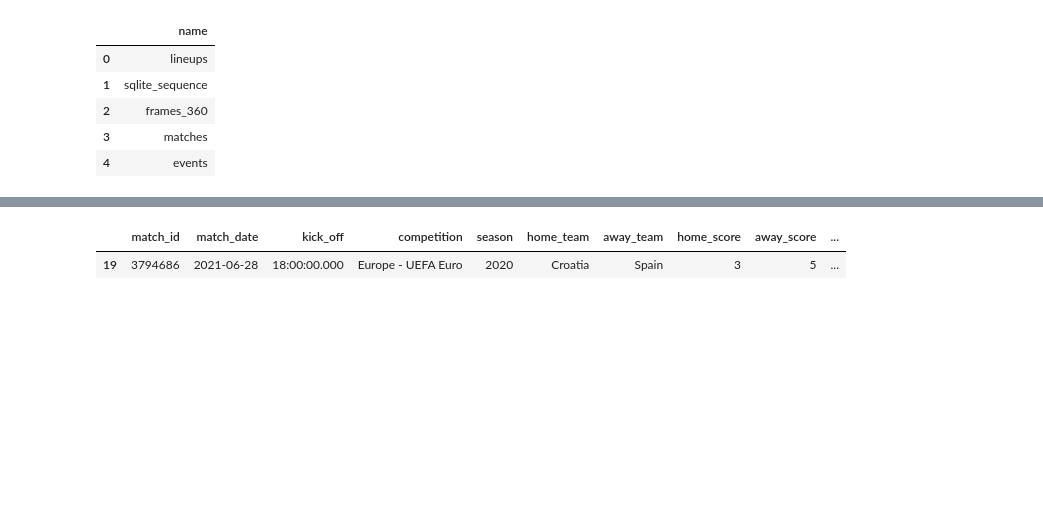
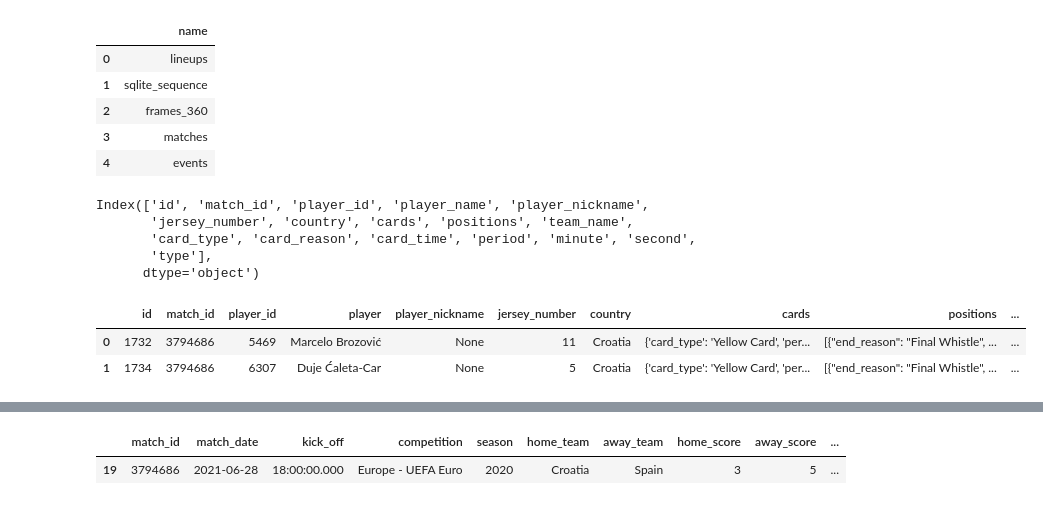
Before and after one commit to TrilemmaFoundation/UCI-MDS-F25-Soccer, a Jupyter notebook: notebooks/change_pt_example.ipynb, the cells around one changed output, grey strips where cells are left out. Saved outputs shown, nothing was run; the diff lists cells and outputs as text; code cells hidden in the pictures; blank space fills up the shorter version.

```diff
--- a/notebooks/change_pt_example.ipynb
+++ b/notebooks/change_pt_example.ipynb
@@ -41,3 +89,40 @@ sqlite_sequence = pd.read_sql_query("SELECT * FROM sqlite_sequence;", conn)
 frames_360 = pd.read_sql_query("SELECT * FROM frames_360;", conn)
 matches = pd.read_sql_query("SELECT * FROM matches;", conn)
 events = pd.read_sql_query("SELECT * FROM events;", conn)
+# %%
+import ast
+
+def id2cards(match_id):
+    # get cards from lineups
+    cards_query = f'''SELECT *
+    FROM lineups AS l
+    WHERE l.cards != "[]"
+        AND l.match_id == {match_id}'''
+
+    cards = pd.read_sql_query(cards_query, conn)
+    cards['cards'] = cards['cards'].apply(ast.literal_eval)
+
+    cards = cards.explode('cards')
+    cards['card_type'] = cards['cards'].apply(lambda x : x['card_type'])
+    cards['card_reason'] = cards['cards'].apply(lambda x : x['reason'])
+    cards['card_time'] = cards['cards'].apply(lambda x : x['time'])
+    cards['period'] = cards['cards'].apply(lambda x : x['period'])
+    cards['minute'] = cards['card_time'].apply(lambda x : int(x[:2]))
+    cards['second'] = cards['card_time'].apply(lambda x : int(x[3:]))
+    cards['type'] = 'Card'
+
+    print(cards.columns)
+    cards = cards.rename(columns={'player_name' : 'player'})
+
+    return cards
+
+id2cards("3794686")
+# %% [output]
+Index(['id', 'match_id', 'player_id', 'player_name', 'player_nickname',
+       'jersey_number', 'country', 'cards', 'positions', 'team_name',
+       'card_type', 'card_reason', 'card_time', 'period', 'minute', 'second',
+       'type'],
+      dtype='object')
+|  | id | match_id | player_id | player | player_nickname | jersey_number | country | cards | positions | ... |
+| 0 | 1732 | 3794686 | 5469 | Marcelo Brozović | None | 11 | Croatia | {'card_type': 'Yellow Card', 'per... | [{"end_reason": "Final Whistle", ... | ... |
+| 1 | 1734 | 3794686 | 6307 | Duje Ćaleta-Car | None | 5 | Croatia | {'card_type': 'Yellow Card', 'per... | [{"end_reason": "Final Whistle", ... | ... |
```
Also changed, not shown: parts of 8 cells of this notebook, 2 other files.
